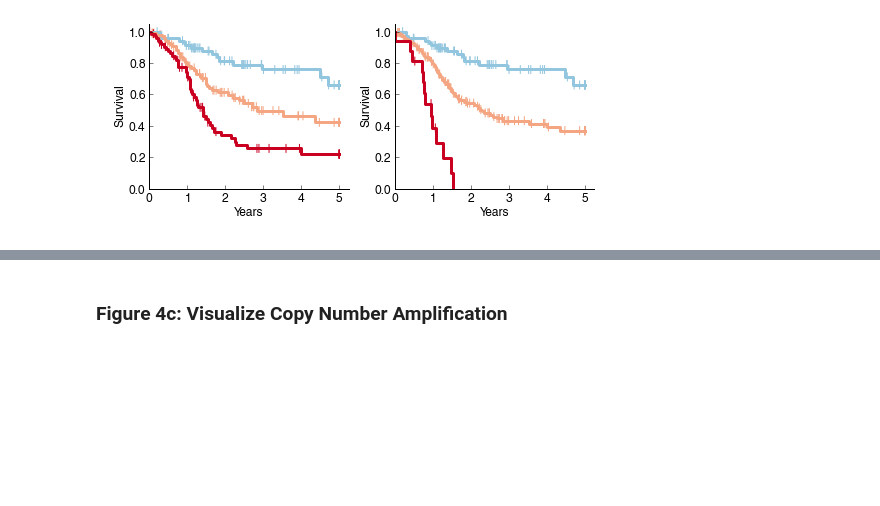
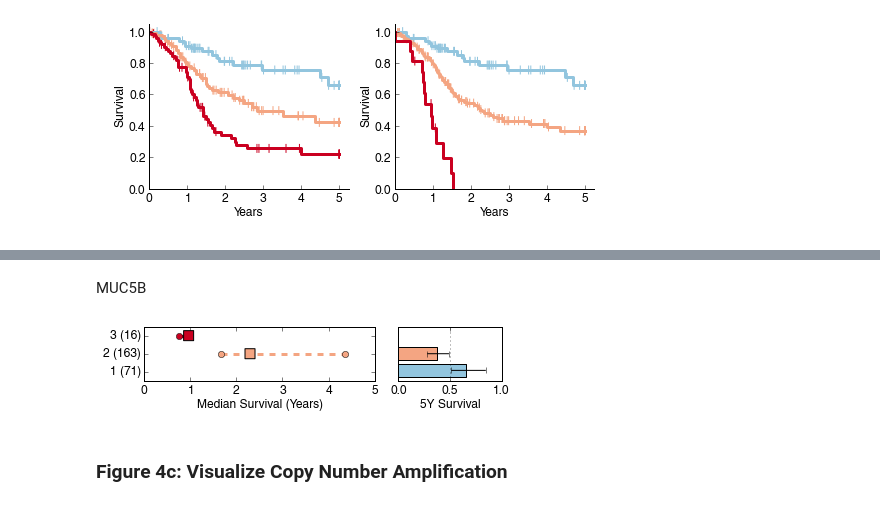
Before and after one commit to theandygross/TCGA, a Jupyter notebook: Analysis_Notebooks/HNSCC_figures.ipynb, the cells around one changed output, grey strips where cells are left out. Cells and saved outputs as stored; diff of their text form; code cells hidden in the pictures; blank space fills up the shorter version.

```diff
--- a/Analysis_Notebooks/HNSCC_figures.ipynb
+++ b/Analysis_Notebooks/HNSCC_figures.ipynb
@@ -324,3 +273,9 @@ dtype: int64
+# %% [markdown]
+MUC5B
+# %%
+survival_stat_plot(get_surv_fit(surv, st_2), colors=[colors_st[2], colors_st[1], colors_st[0]])
+# %% [output]
+[figure, added]
 # %% [markdown]
 ### Figure 4c: Visualize Copy Number Amplification
 # %% [markdown]
```
Also changed, not shown: parts of 33 cells of this notebook, 19 other files.
